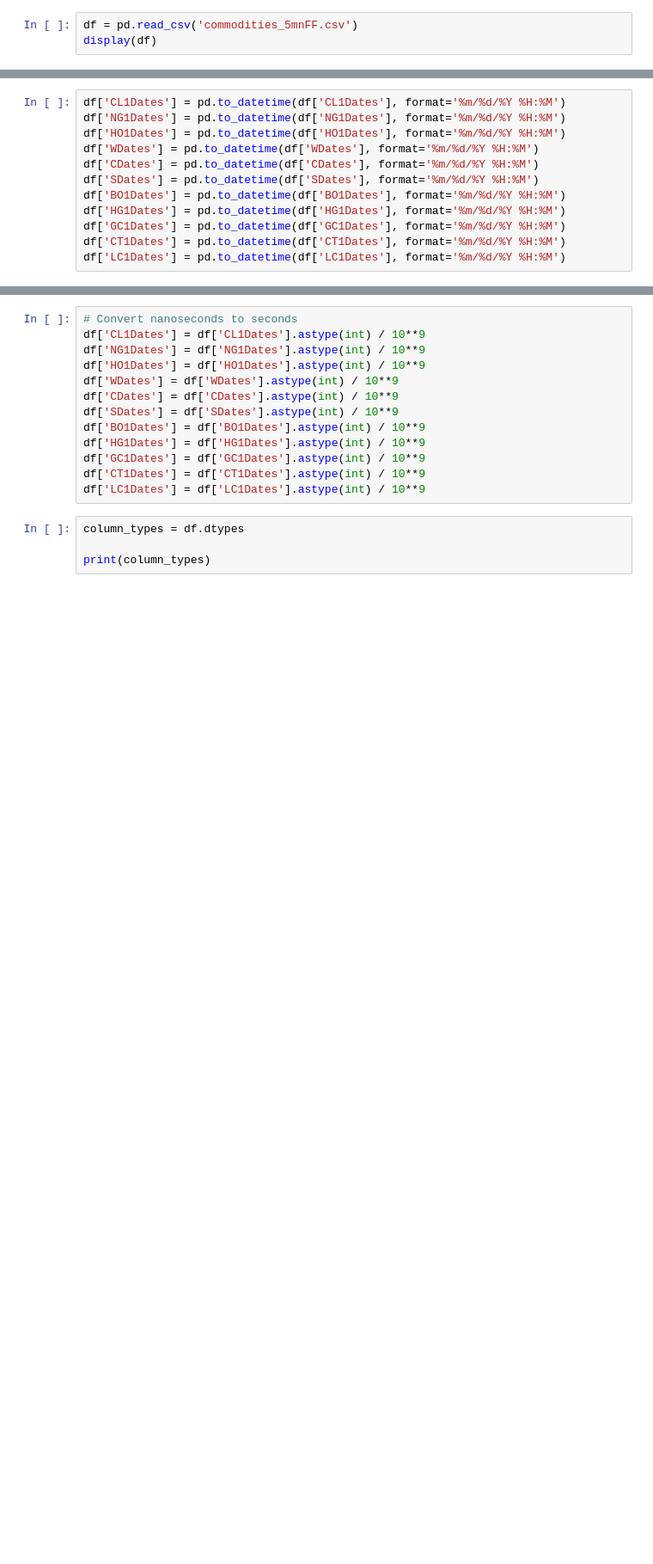
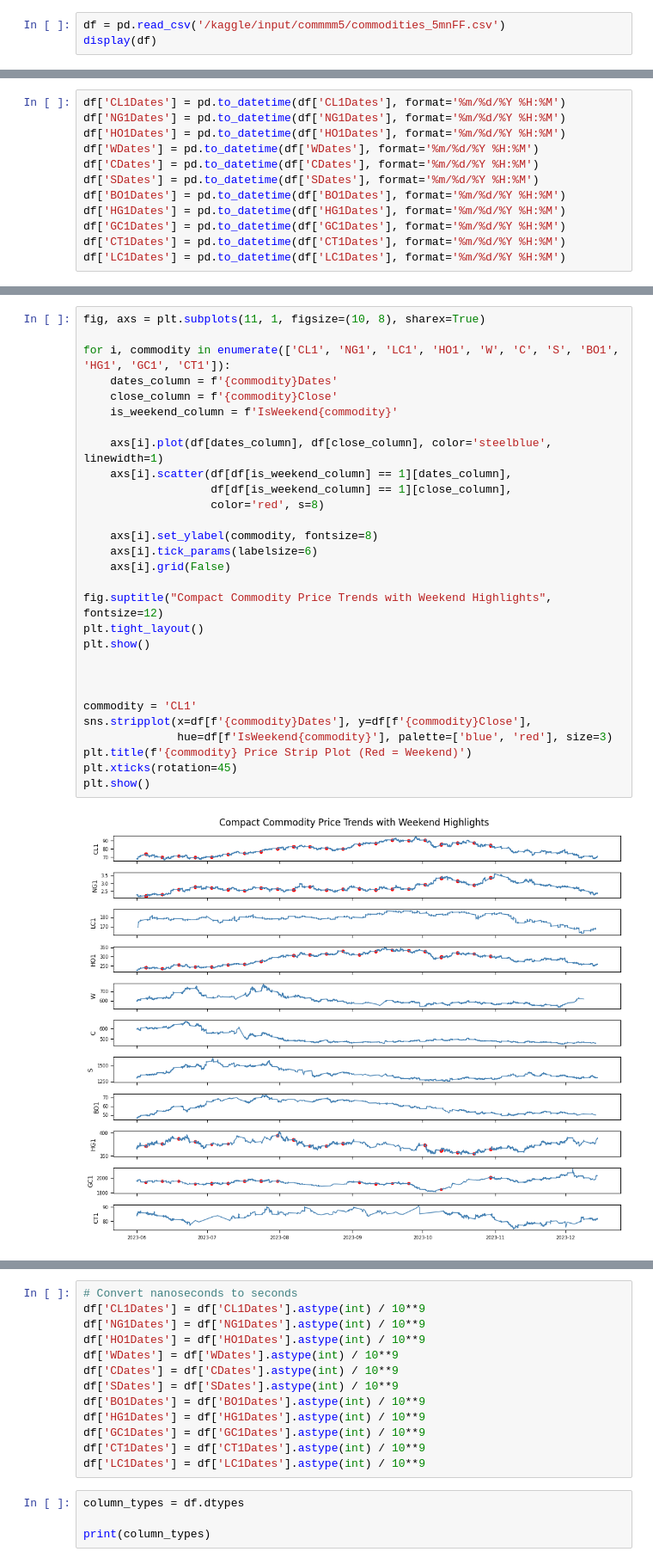
Before and after one commit to kenzaelk/Prediction_commodity_prices, a Jupyter notebook: commodity5min.ipynb, the cells around one changed output, grey strips where cells are left out. Shown at 86% size. Cells and saved outputs as stored; diff of their text form; blank space fills up the shorter version.

```diff
--- a/commodity5min.ipynb
+++ b/commodity5min.ipynb
@@ -34,5 +32,5 @@ from tensorflow.keras.layers import GRU, SimpleRNN
 import warnings
 warnings.filterwarnings("ignore")
 # %%
-df = pd.read_csv('commodities_5mnFF.csv')
+df = pd.read_csv('/kaggle/input/commmm5/commodities_5mnFF.csv')
 display(df)
@@ -92,0 +107,31 @@ plt.show()
+# %%
+fig, axs = plt.subplots(11, 1, figsize=(10, 8), sharex=True)
+
+for i, commodity in enumerate(['CL1', 'NG1', 'LC1', 'HO1', 'W', 'C', 'S', 'BO1', 'HG1', 'GC1', 'CT1']):
+    dates_column = f'{commodity}Dates'
+    close_column = f'{commodity}Close'
+    is_weekend_column = f'IsWeekend{commodity}'
+
+    axs[i].plot(df[dates_column], df[close_column], color='steelblue', linewidth=1)
+    axs[i].scatter(df[df[is_weekend_column] == 1][dates_column],
+                   df[df[is_weekend_column] == 1][close_column],
+                   color='red', s=8)
+
+    axs[i].set_ylabel(commodity, fontsize=8)
+    axs[i].tick_params(labelsize=6)
+    axs[i].grid(False)
+
+fig.suptitle("Compact Commodity Price Trends with Weekend Highlights", fontsize=12)
+plt.tight_layout()
+plt.show()
+
+
+
+commodity = 'CL1'
+sns.stripplot(x=df[f'{commodity}Dates'], y=df[f'{commodity}Close'],
+              hue=df[f'IsWeekend{commodity}'], palette=['blue', 'red'], size=3)
+plt.title(f'{commodity} Price Strip Plot (Red = Weekend)')
+plt.xticks(rotation=45)
+plt.show()
+# %% [output]
+[figure, added]
```
Also changed, not shown: parts of 21 cells of this notebook.
